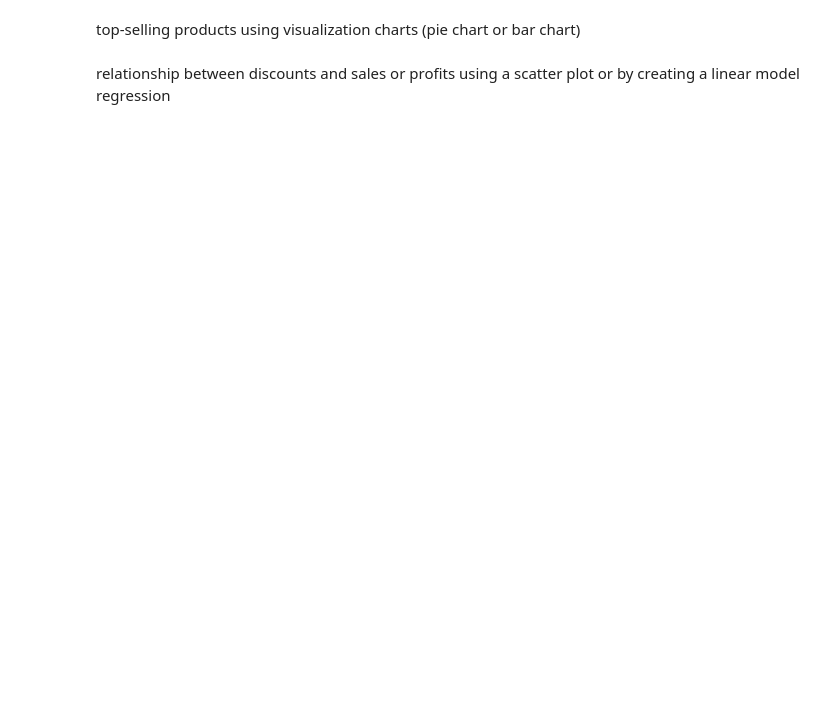
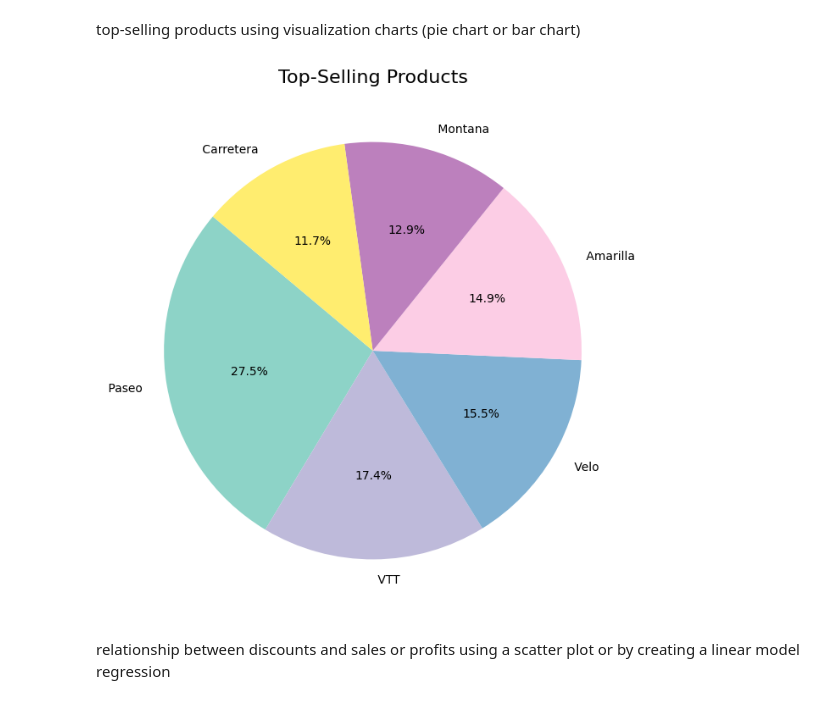
Before and after one commit to MatteoZanarini/FinalProject, a Jupyter notebook: finalProject.ipynb, the cells around one changed output. Cells and saved outputs as stored; diff of their text form; code cells hidden in the pictures; blank space fills up the shorter version.

```diff
--- a/finalProject.ipynb
+++ b/finalProject.ipynb
@@ -370,4 +414,14 @@ sales difference across regions using a heat map or bar chart
 # %% [markdown]
 top-selling products using visualization charts (pie chart or bar chart)
+# %%
+product_sales = df.groupby('Product')['Sales'].sum().sort_values(ascending=False)
+# %%
+plt.figure(figsize=(8, 8))
+product_sales.plot(kind='pie', autopct='%1.1f%%', startangle=140, cmap='Set3')
+plt.title("Top-Selling Products", fontsize=16)
+plt.ylabel("")
+plt.show()
+# %% [output]
+[figure, added]
 # %% [markdown]
 relationship between discounts and sales or profits using a scatter plot or by creating a linear model regression
```
Also changed, not shown: parts of 19 cells of this notebook.
